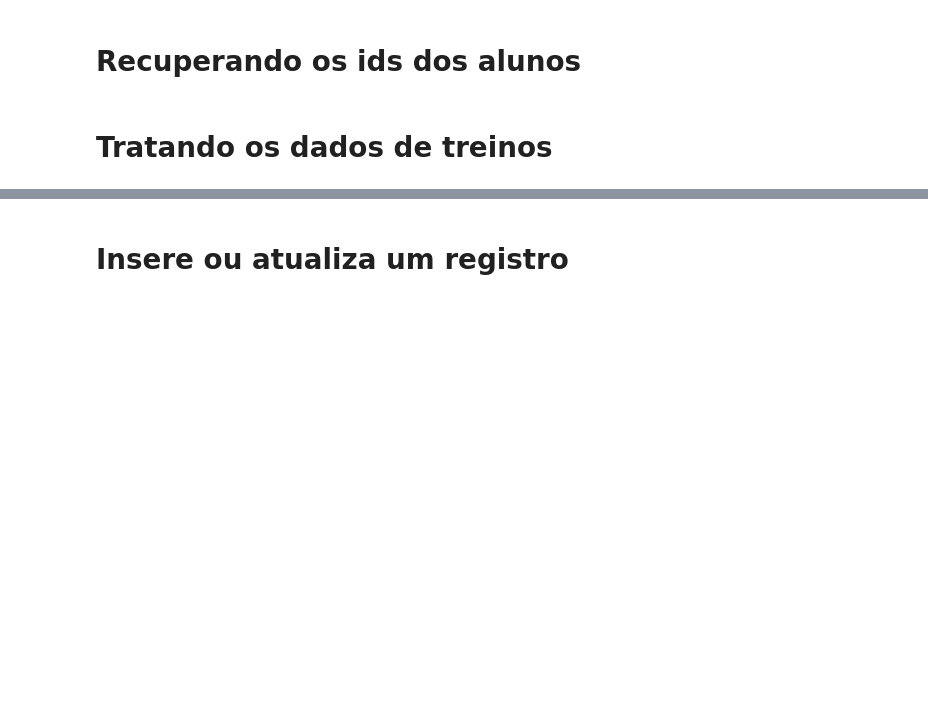
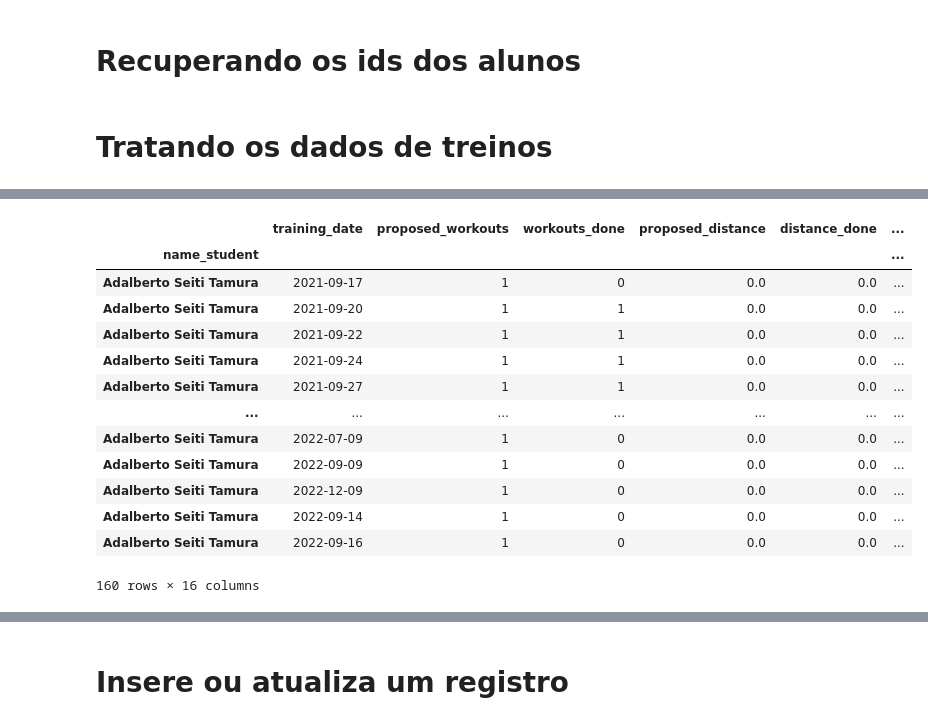
Before and after one commit to dieinimymaganha/get-and-process-data-massela, a Jupyter notebook: data processing.ipynb, the cells around one changed output, grey strips where cells are left out. Drawn from its saved outputs; the diff is of its cells as text; code cells hidden in the pictures; blank space fills up the shorter version.

```diff
--- a/data processing.ipynb
+++ b/data processing.ipynb
@@ -285,3 +272,20 @@ memory usage: 54.3+ MB
+# %%
+df_workouts
+# %% [output]
+|  | training_date | proposed_workouts | workouts_done | proposed_distance | distance_done | ... |
+| name_student |  |  |  |  |  | ... |
+| Adalberto Seiti Tamura | 2021-09-17 | 1 | 0 | 0.0 | 0.0 | ... |
+| Adalberto Seiti Tamura | 2021-09-20 | 1 | 1 | 0.0 | 0.0 | ... |
+| Adalberto Seiti Tamura | 2021-09-22 | 1 | 1 | 0.0 | 0.0 | ... |
+| Adalberto Seiti Tamura | 2021-09-24 | 1 | 1 | 0.0 | 0.0 | ... |
+| Adalberto Seiti Tamura | 2021-09-27 | 1 | 1 | 0.0 | 0.0 | ... |
+| ... | ... | ... | ... | ... | ... | ... |
+| Adalberto Seiti Tamura | 2022-07-09 | 1 | 0 | 0.0 | 0.0 | ... |
+| Adalberto Seiti Tamura | 2022-09-09 | 1 | 0 | 0.0 | 0.0 | ... |
+| Adalberto Seiti Tamura | 2022-12-09 | 1 | 0 | 0.0 | 0.0 | ... |
+| Adalberto Seiti Tamura | 2022-09-14 | 1 | 0 | 0.0 | 0.0 | ... |
+| Adalberto Seiti Tamura | 2022-09-16 | 1 | 0 | 0.0 | 0.0 | ... |
+160 rows × 16 columns
 # %%
 print(f'Total de dados baixados: {df_workouts.shape[0]}')
 # %% [output]
```
Also changed, not shown: parts of 16 cells of this notebook, 1 other file.
